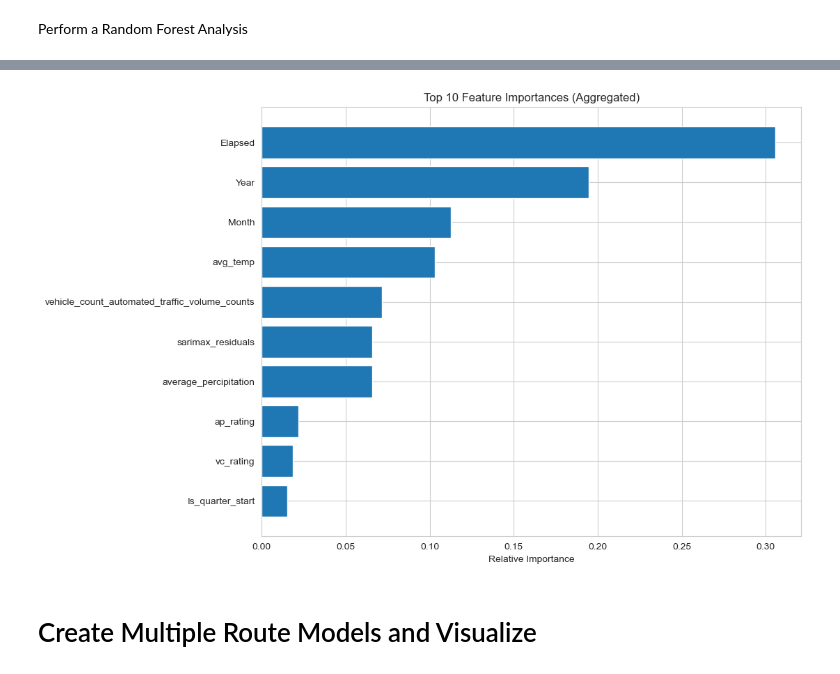
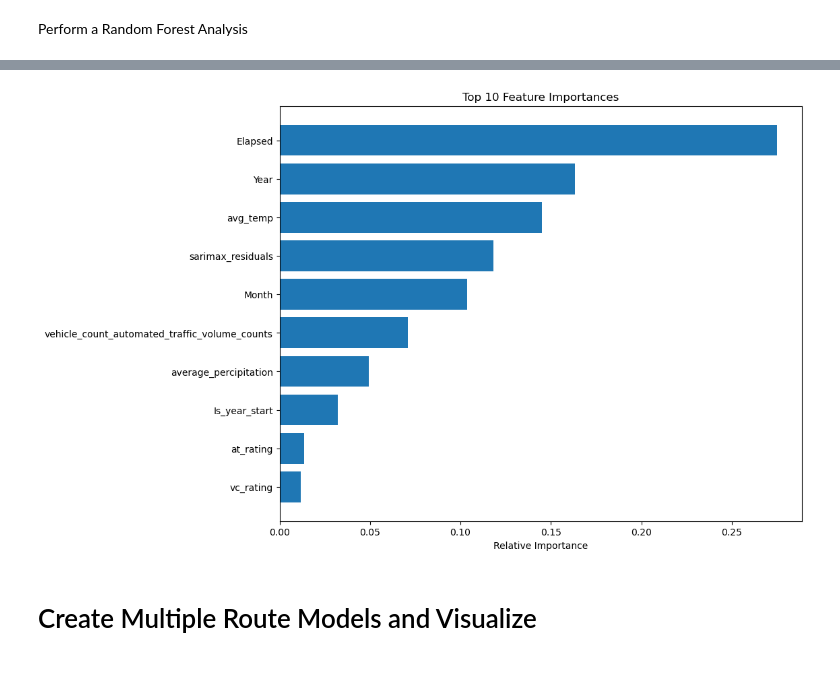
Before and after one commit to paulr28/Msc_Capstone, a Jupyter notebook: Data_Collection.ipynb, the cells around one changed output, grey strips where cells are left out. Cells and saved outputs as stored; diff of their text form; code cells hidden in the pictures.

```diff
--- a/Data_Collection.ipynb
+++ b/Data_Collection.ipynb
@@ -3076,24 +2543,4 @@ Perform a Random Forest Analysis
 # %%
-# Define the window size
-window_size = 6  # You can adjust this based on your preference
-
-# Create empty lists to store features and target variable
-X = []
-y = []
-
-# Iterate through the dataset with the sliding window
-for i in range(len(features3_standardized) - window_size):
-    window = features3_standardized.iloc[i:i+window_size]
-    features_here = window[['vehicle_count_automated_traffic_volume_counts','average_percipitation','avg_temp','vc_rating', 'ap_rating', 'at_rating','Year','Month','Is_quarter_start','Is_year_start','Elapsed', 'sarimax_residuals']].values.flatten()
-    target = window['wait_assessment'].iloc[-1]
-
-    X.append(features_here)
-    y.append(target)
-
-# Convert lists to arrays
-X = pd.DataFrame(X, columns=['vehicle_count_automated_traffic_volume_counts','average_percipitation','avg_temp','vc_rating', 'ap_rating', 'at_rating','Year','Month','Is_quarter_start','Is_year_start','Elapsed', 'sarimax_residuals'] * window_size)
-y = pd.Series(y, name='wait_assessment')
-
 # Split the data into training and testing sets
 X_train, X_test, y_train, y_test = train_test_split(X, y, test_size=0.2, random_state=42)
 
@@ -3163,34 +2722,20 @@ plt.show()
 # %%
-# Get the feature importances
+# Plot the feature importances
 feature_importances = model.feature_importances_
-
-# Assuming X_train is a DataFrame
 feature_names = X_train.columns
 
-# Get the unique feature names and their corresponding importances
-unique_feature_names, unique_importances = [], []
-
-for name in set(feature_names):
-    indices = [i for i, x in enumerate(feature_names) if x == name]
-    unique_feature_names.append(name)
-    unique_importances.append(sum(feature_importances[indices]))
-
-# Convert to NumPy arrays
-unique_feature_names = np.array(unique_feature_names)
-unique_importances = np.array(unique_importances)
-
 # Get the top ten indices
-top_ten_idx = np.argsort(unique_importances)[-10:]
+top_ten_idx = np.argsort(feature_importances)[-10:]
 
 # Create a bar plot of the top ten feature importances
 plt.figure(figsize=(10, 8))
-plt.title('Top 10 Feature Importances (Aggregated)')
-plt.barh(range(len(top_ten_idx)), unique_importances[top_ten_idx], align='center')
-plt.yticks(range(len(top_ten_idx)), unique_feature_names[top_ten_idx])
+plt.title('Top 10 Feature Importances')
+plt.barh(range(len(top_ten_idx)), feature_importances[top_ten_idx], align='center')
+plt.yticks(range(len(top_ten_idx)), feature_names[top_ten_idx])
 plt.xlabel('Relative Importance')
 plt.show()
 # %% [output]
-[figure, old version]
+[figure, new version]
 # %% [markdown]
 # Create Multiple Route Models and Visualize
 # %% [markdown]
```
Also changed, not shown: parts of 203 cells of this notebook.
